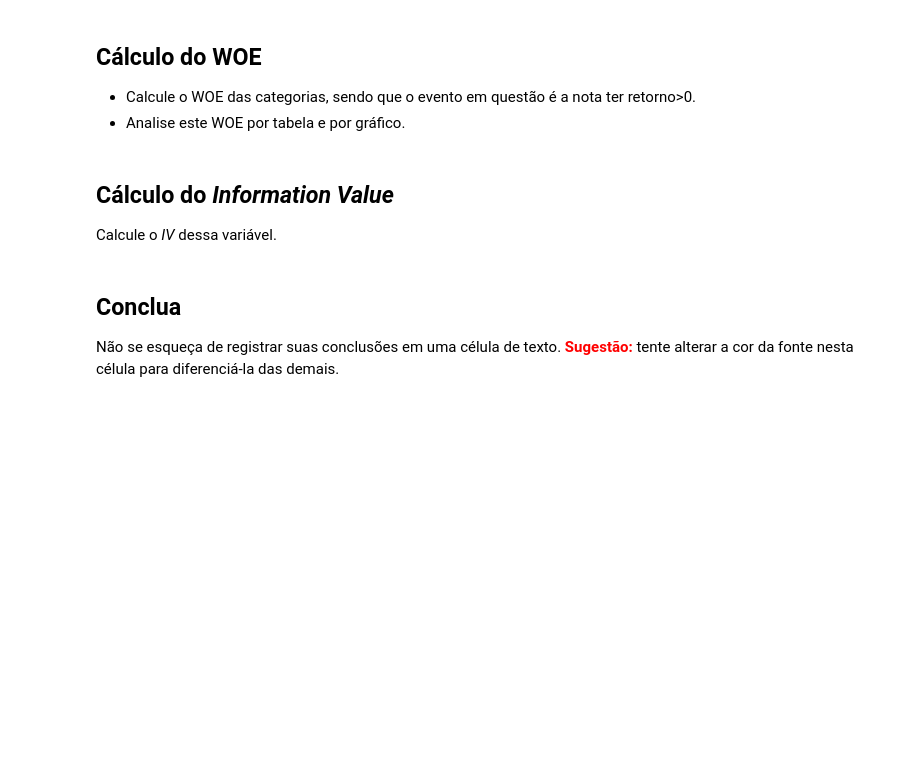
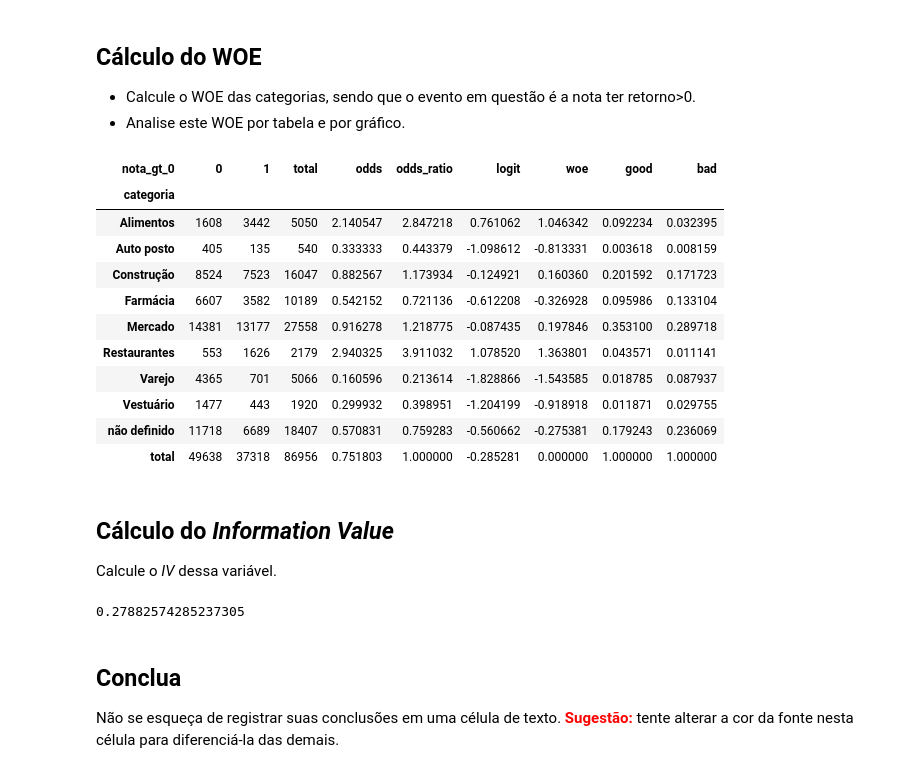
Before and after one commit to PedroHang/Categorical, a Jupyter notebook: ProfCientistaDados m36_supportmaterial_exercise01.ipynb, the cells around one changed output. Cells and saved outputs as stored; diff of their text form; code cells hidden in the pictures; blank space fills up the shorter version.

```diff
--- a/ProfCientistaDados m36_supportmaterial_exercise01.ipynb
+++ b/ProfCientistaDados m36_supportmaterial_exercise01.ipynb
@@ -74,7 +81,35 @@ Name: Retorno, dtype: float64
+# %%
+tab = pd.crosstab(df1['categoria'], df1['nota_gt_0'], margins=True, margins_name='total')
+tab['odds'] = tab[1]/tab[0]
+tab['odds_ratio'] = tab['odds']/tab.loc['total', 'odds']
+tab['logit'] = np.log(tab.odds)
+tab['woe'] = np.log(tab.odds_ratio)
+tab['good'] = tab[1] / tab.loc['total', 1]
+tab['bad'] = tab[0] / tab.loc['total', 0]
+tab
+# %% [output]
+| nota_gt_0 | 0 | 1 | total | odds | odds_ratio | logit | woe | good | bad |
+| categoria |  |  |  |  |  |  |  |  |  |
+| Alimentos | 1608 | 3442 | 5050 | 2.140547 | 2.847218 | 0.761062 | 1.046342 | 0.092234 | 0.032395 |
+| Auto posto | 405 | 135 | 540 | 0.333333 | 0.443379 | -1.098612 | -0.813331 | 0.003618 | 0.008159 |
+| Construção | 8524 | 7523 | 16047 | 0.882567 | 1.173934 | -0.124921 | 0.160360 | 0.201592 | 0.171723 |
+| Farmácia | 6607 | 3582 | 10189 | 0.542152 | 0.721136 | -0.612208 | -0.326928 | 0.095986 | 0.133104 |
+| Mercado | 14381 | 13177 | 27558 | 0.916278 | 1.218775 | -0.087435 | 0.197846 | 0.353100 | 0.289718 |
+| Restaurantes | 553 | 1626 | 2179 | 2.940325 | 3.911032 | 1.078520 | 1.363801 | 0.043571 | 0.011141 |
+| Varejo | 4365 | 701 | 5066 | 0.160596 | 0.213614 | -1.828866 | -1.543585 | 0.018785 | 0.087937 |
+| Vestuário | 1477 | 443 | 1920 | 0.299932 | 0.398951 | -1.204199 | -0.918918 | 0.011871 | 0.029755 |
+| não definido | 11718 | 6689 | 18407 | 0.570831 | 0.759283 | -0.560662 | -0.275381 | 0.179243 | 0.236069 |
+| total | 49638 | 37318 | 86956 | 0.751803 | 1.000000 | -0.285281 | 0.000000 | 1.000000 | 1.000000 |
 # %% [markdown]
 ## Cálculo do *Information Value*
 
 Calcule o *IV* dessa variável.
+# %%
+tab['IV_partial'] = (tab['good'] - tab['bad']) * tab['woe']
+iv = tab['IV_partial'].sum()
+iv
+# %% [output]
+0.27882574285237305
 # %% [markdown]
 ## Conclua
 
```
Also changed, not shown: parts of 6 cells of this notebook.
